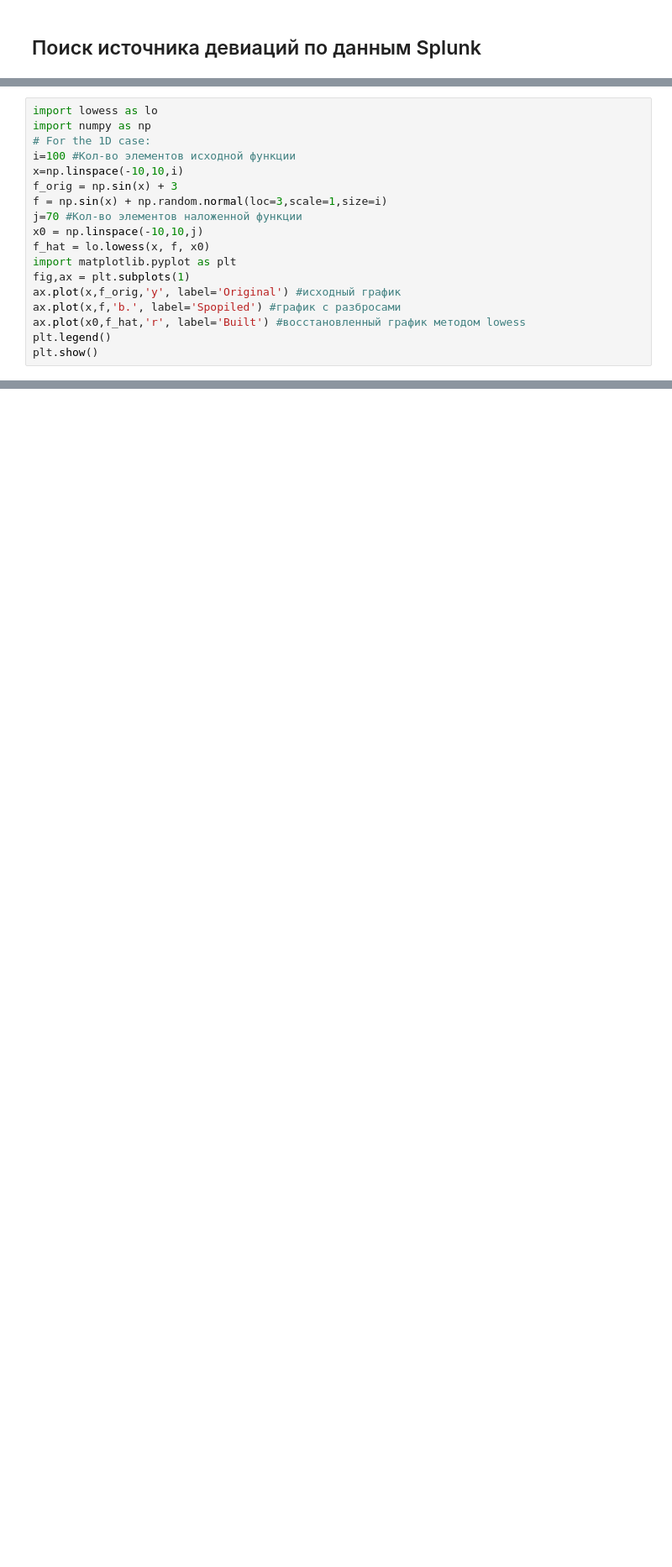
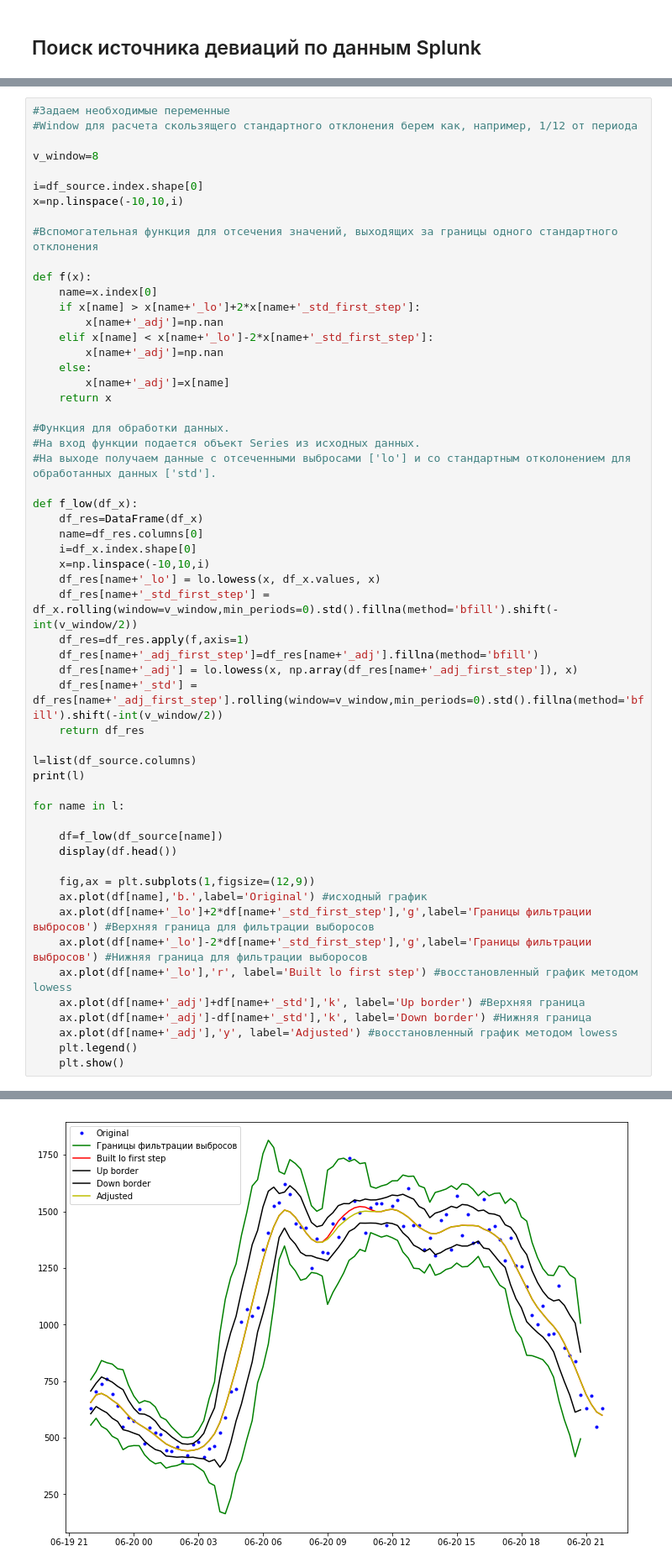
Before and after one commit to balobinp/RB_BD, a Jupyter notebook: RB_Splunk_Search_Deviation_Python3.ipynb, the cells around one changed output, grey strips where cells are left out. Shown at 84% size. Drawn from its saved outputs; the diff is of its cells as text; blank space fills up the shorter version.

```diff
--- a/RB_Splunk_Search_Deviation_Python3.ipynb
+++ b/RB_Splunk_Search_Deviation_Python3.ipynb
@@ -148,18 +124,0 @@ plt.show()
-# %%
-import lowess as lo
-import numpy as np
-# For the 1D case:
-i=100 #Кол-во элементов исходной функции
-x=np.linspace(-10,10,i)
-f_orig = np.sin(x) + 3
-f = np.sin(x) + np.random.normal(loc=3,scale=1,size=i)
-j=70 #Кол-во элементов наложенной функции
-x0 = np.linspace(-10,10,j)
-f_hat = lo.lowess(x, f, x0)
-import matplotlib.pyplot as plt
-fig,ax = plt.subplots(1)
-ax.plot(x,f_orig,'y', label='Original') #исходный график
-ax.plot(x,f,'b.', label='Spopiled') #график с разбросами
-ax.plot(x0,f_hat,'r', label='Built') #восстановленный график методом lowess
-plt.legend()
-plt.show()
@@ -167,0 +125,57 @@ plt.show()
+# %%
+#Задаем необходимые переменные
+#Window для расчета скользящего стандартного отклонения берем как, например, 1/12 от периода
+
+v_window=8
+
+i=df_source.index.shape[0]
+x=np.linspace(-10,10,i)
+
+#Вспомогательная функция для отсечения значений, выходящих за границы одного стандартного отклонения
+
+def f(x):
+    name=x.index[0]
+    if x[name] > x[name+'_lo']+2*x[name+'_std_first_step']:
+        x[name+'_adj']=np.nan
+    elif x[name] < x[name+'_lo']-2*x[name+'_std_first_step']:
+        x[name+'_adj']=np.nan
+    else:
+        x[name+'_adj']=x[name]
+    return x
+
+#Функция для обработки данных.
+#На вход функции подается объект Series из исходных данных.
+#На выходе получаем данные с отсеченными выбросами ['lo'] и со стандартным отколонением для обработанных данных ['std'].
+
+def f_low(df_x):
+    df_res=DataFrame(df_x)
+    name=df_res.columns[0]
+    i=df_x.index.shape[0]
+    x=np.linspace(-10,10,i)
+    df_res[name+'_lo'] = lo.lowess(x, df_x.values, x)
+    df_res[name+'_std_first_step'] = df_x.rolling(window=v_window,min_periods=0).std().fillna(method='bfill').shift(-int(v_window/2))
+    df_res=df_res.apply(f,axis=1)
+    df_res[name+'_adj_first_step']=df_res[name+'_adj'].fillna(method='bfill')
+    df_res[name+'_adj'] = lo.lowess(x, np.array(df_res[name+'_adj_first_step']), x)
+    df_res[name+'_std'] = df_res[name+'_adj_first_step'].rolling(window=v_window,min_periods=0).std().fillna(method='bfill').shift(-int(v_window/2))
+    return df_res
+
+l=list(df_source.columns)
+print(l)
+
+for name in l:
+
+    df=f_low(df_source[name])
+    display(df.head())
+
+    fig,ax = plt.subplots(1,figsize=(12,9))
+    ax.plot(df[name],'b.',label='Original') #исходный график
+    ax.plot(df[name+'_lo']+2*df[name+'_std_first_step'],'g',label='Границы фильтрации выбросов') #Верхняя граница для фильтрации выборосов
+    ax.plot(df[name+'_lo']-2*df[name+'_std_first_step'],'g',label='Границы фильтрации выбросов') #Нижняя граница для фильтрации выборосов
+    ax.plot(df[name+'_lo'],'r', label='Built lo first step') #восстановленный график методом lowess
+    ax.plot(df[name+'_adj']+df[name+'_std'],'k', label='Up border') #Верхняя граница
+    ax.plot(df[name+'_adj']-df[name+'_std'],'k', label='Down border') #Нижняя граница
+    ax.plot(df[name+'_adj'],'y', label='Adjusted') #восстановленный график методом lowess
+    plt.legend()
+    plt.show()
+# %% [output]
@@ -167,0 +190 @@ plt.show()
+[figure, added]
```
Also changed, not shown: parts of 10 cells of this notebook.
